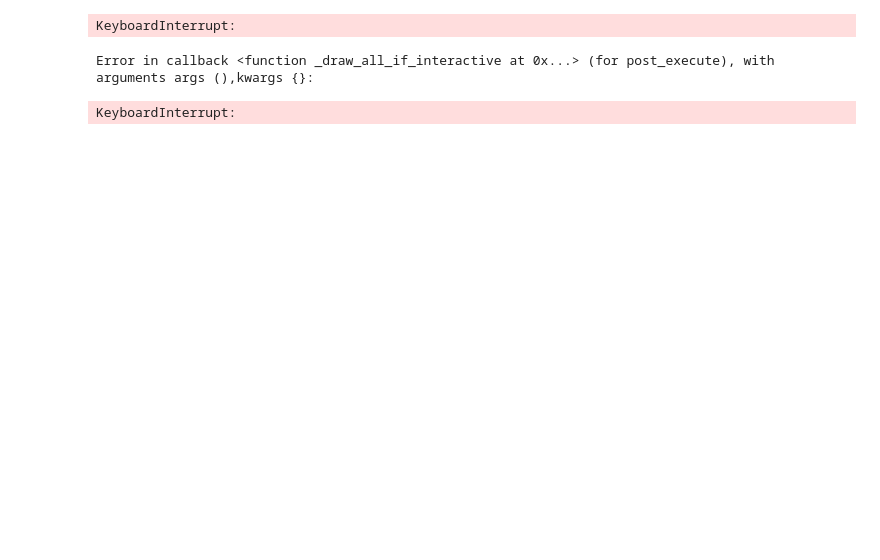
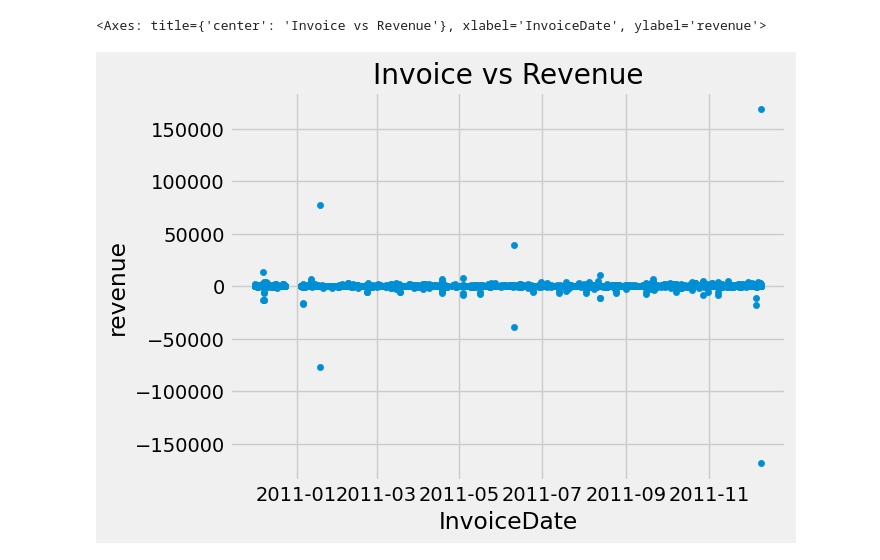
Before and after one commit to rissingh23/The-Forecast-Foundry-Datathon, a Jupyter notebook: index.ipynb, the cells around one changed output. Drawn from its saved outputs; the diff is of its cells as text; code cells hidden in the pictures; blank space fills up the shorter version.

```diff
--- a/index.ipynb
+++ b/index.ipynb
@@ -10,9 +10,9 @@ from sklearn.metrics import mean_squared_error
 color_pal = sns.color_palette()
 plt.style.use('fivethirtyeight')
 # %%
-
 df = pd.read_csv('Mode_Craft_Ecommerce_Data - Online_Retail.csv')
 df.index = pd.to_datetime(df.InvoiceDate)
+df = df.dropna(how='all')
 # %%
 def create_features(df):
     """
@@ -25,19 +25,22 @@ def create_features(df):
     Product Name
     """
     df = df.copy()
-    df['Revenue'] = df['Quantity'] * df['UnitPrice']
+    df['revenue'] = df['Quantity'] * df['UnitPrice']
     df['dayofyear'] = df.index.dayofyear
     df['quarter'] = df.index.quarter
     df['is_weekend'] = df.index.dayofweek >= 5
+    df['InvoiceDate'] = df.index
     return df
 
 df = create_features(df)
 
-fig, ax = plt.subplots(figsize=(10, 8))
-sns.boxplot(data=df, x='InvoiceDate', y='Revenue')
-ax.set_title('MW by Hour')
-plt.show()
+# fig, ax = plt.subplots(figsize=(10, 8))
+# sns.boxplot(data=df, x='InvoiceDate', y='Revenue')
+# ax.set_title('MW by Hour')
+# plt.show()
-# %% [output]
-KeyboardInterrupt:
-Error in callback <function _draw_all_if_interactive at 0x...> (for post_execute), with arguments args (),kwargs {}:
-KeyboardInterrupt:
+# %%
+df.sort_values(by='StockCode', ascending=True, inplace=True)
+df.plot.scatter(x='StockCode', y='revenue',title='Invoice vs Revenue')
+# %% [output]
+<Axes: title={'center': 'Invoice vs Revenue'}, xlabel='InvoiceDate', ylabel='revenue'>
+[figure, added]
```
Also changed, not shown: 1 other file.
